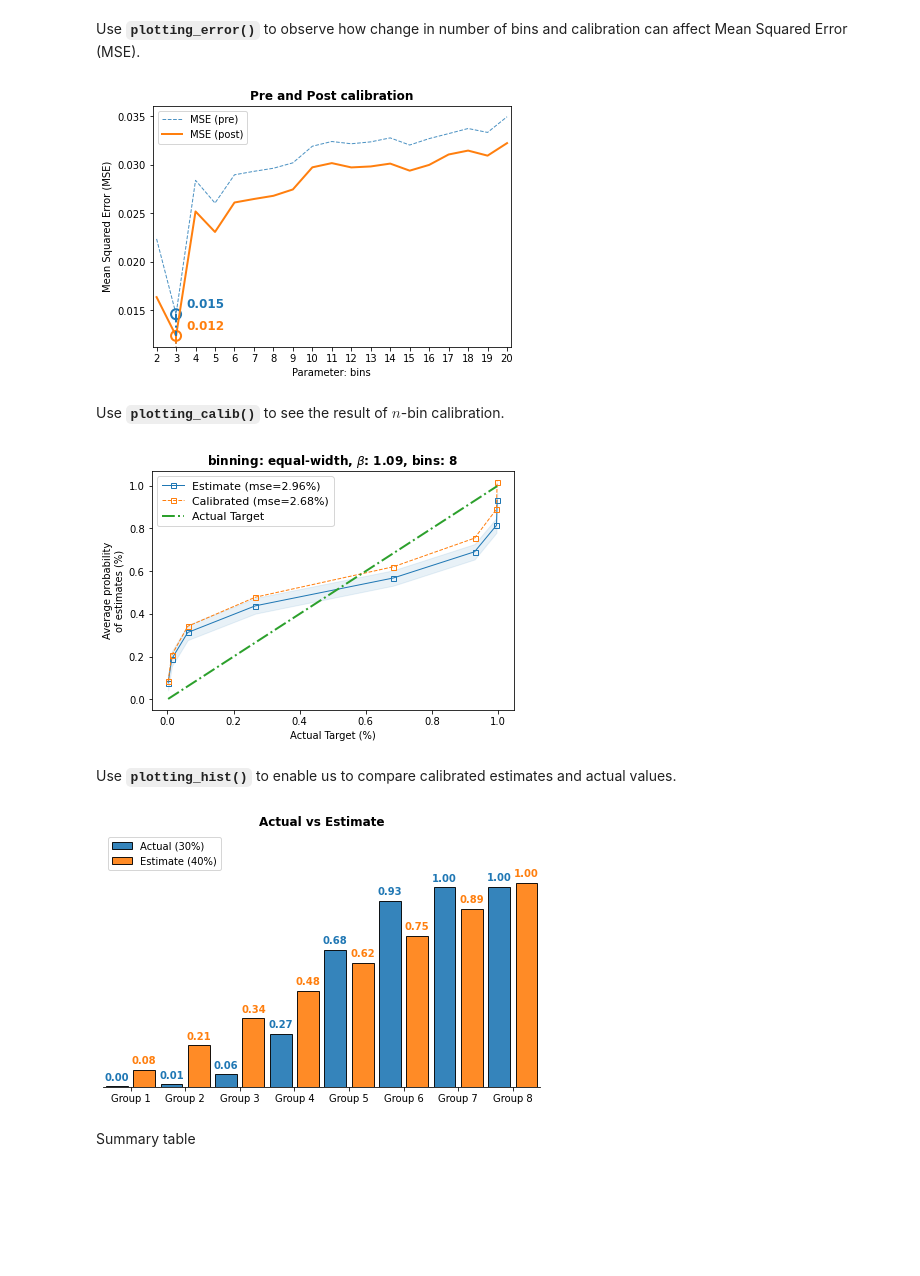
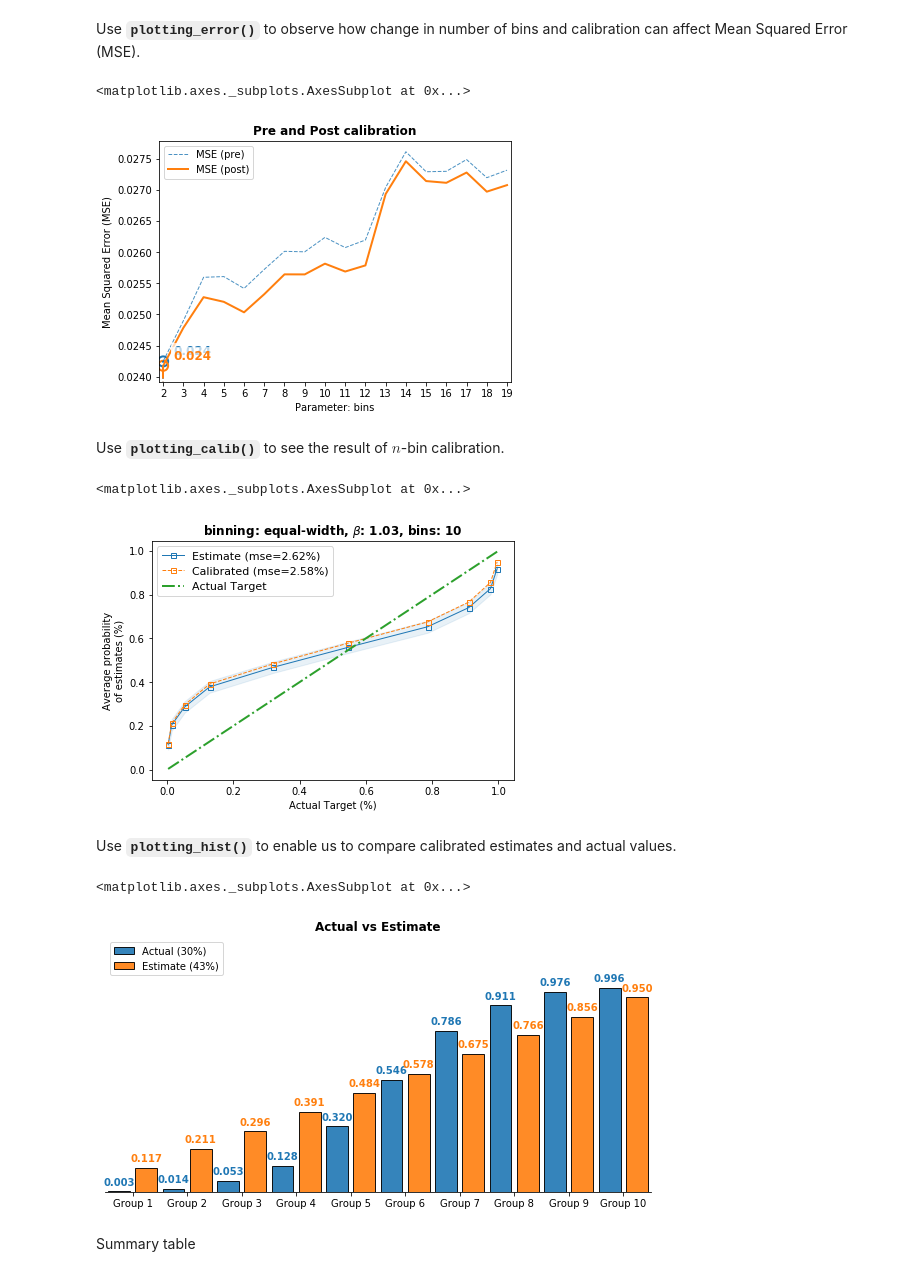
Before and after one commit to Nak007/randomforest_analysis, a Jupyter notebook: randomforest_analysis_colab.ipynb, the cells around one changed output. Drawn from its saved outputs; the diff is of its cells as text; code cells hidden in the pictures; blank space fills up the shorter version.

```diff
--- a/randomforest_analysis_colab.ipynb
+++ b/randomforest_analysis_colab.ipynb
@@ -431,2 +466,0 @@ Summary of **_train_** and **_test_** sets, and _**class_weight**_
-# %%
-train_test(X_train, X_test, y_train, y_test)
@@ -438,8 +468,8 @@ train_test(X_train, X_test, y_train, y_test)
 clf = rf(**{"random_state": 0,
             "n_estimators": 50,
             "n_jobs"      : -1,
-            "class_weight": class_weight,
-            "max_depth"   : 10,
+            "class_weight": class_weights[17],
+            "max_depth"   : 6,
             "max_features": "sqrt"})
 # %%
 clf.fit(X_train, y_train)
@@ -496,26 +520,29 @@ The purpose of calibration is to improve estimated probabilities. This method re
 # %%
 estimates = np.round(clf.predict_proba(X[final_features])[:,1], 4)
 # %%
-calibr = Calibrate_Proba(bins=np.arange(2,21), equal_width=True).fit(y, estimates)
+calibr = Calibrate_Proba(bins=np.arange(2,20), equal_width=True).fit(y, estimates)
 # %% [markdown]
 Use **`plotting_error()`** to observe how change in number of bins and calibration can affect Mean Squared Error (MSE).
 # %%
-ax = calibr.plotting_error(decimal=3)
+calibr.plotting_error(decimal=3)
 # %% [output]
+<matplotlib.axes._subplots.AxesSubplot at 0x...>
-[figure, old version]
+[figure, new version]
 # %% [markdown]
 Use **`plotting_calib()`** to see the result of $n$-bin calibration.
 # %%
-bin_num = 8
-ax = calibr.plotting_calib(bin_num)
+bin_num = 10
+calibr.plotting_calib(bin_num)
 # %% [output]
+<matplotlib.axes._subplots.AxesSubplot at 0x...>
-[figure, old version]
+[figure, new version]
 # %% [markdown]
 Use **`plotting_hist()`** to enable us to compare calibrated estimates and actual values.
 # %%
-ax = calibr.plotting_hist(bin_num, decimal=2)
+calibr.plotting_hist(bin_num, decimal=3)
 # %% [output]
+<matplotlib.axes._subplots.AxesSubplot at 0x...>
-[figure, old version]
+[figure, new version]
 # %% [markdown]
 Summary table
 # %%
```
Also changed, not shown: parts of 45 cells of this notebook, 1 other file.
